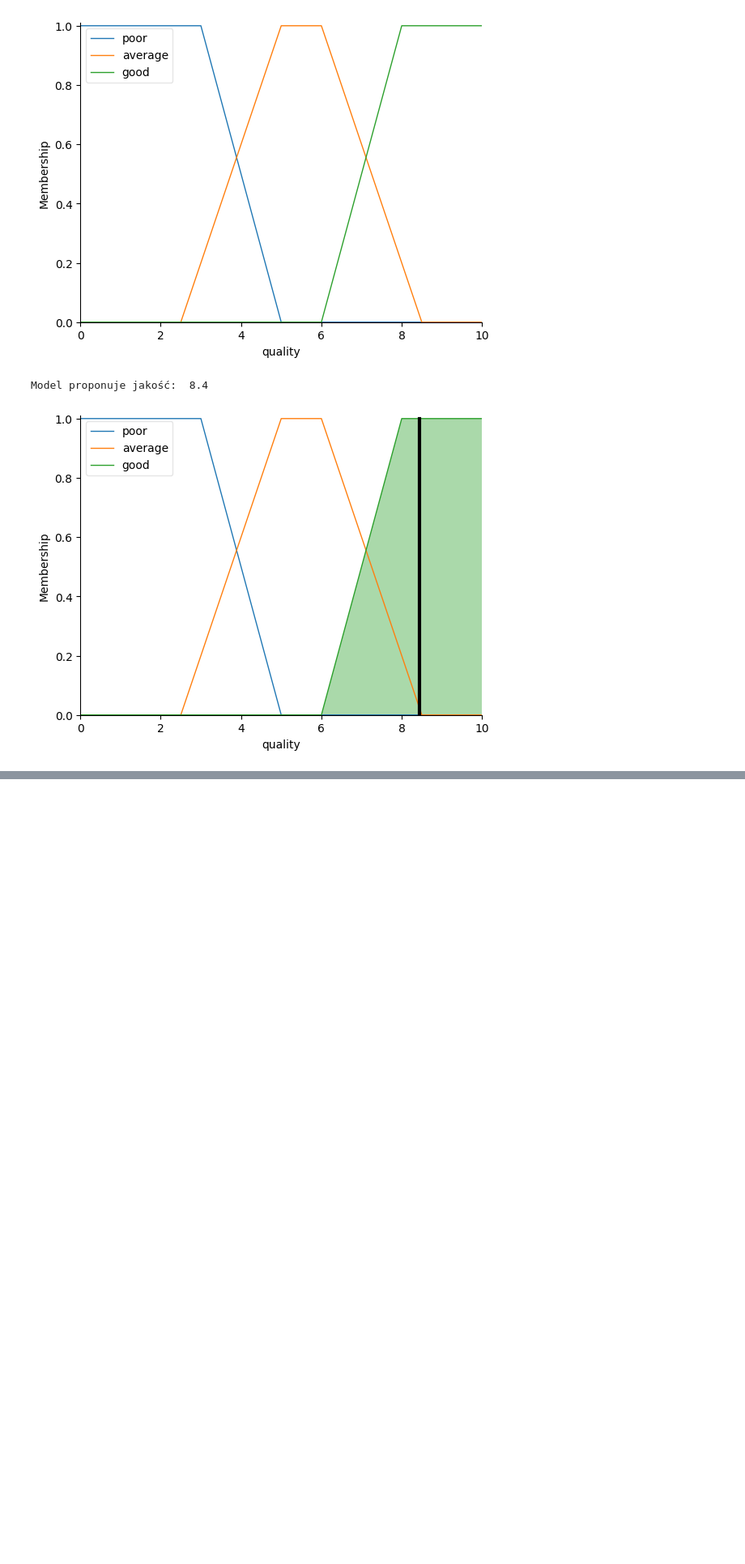
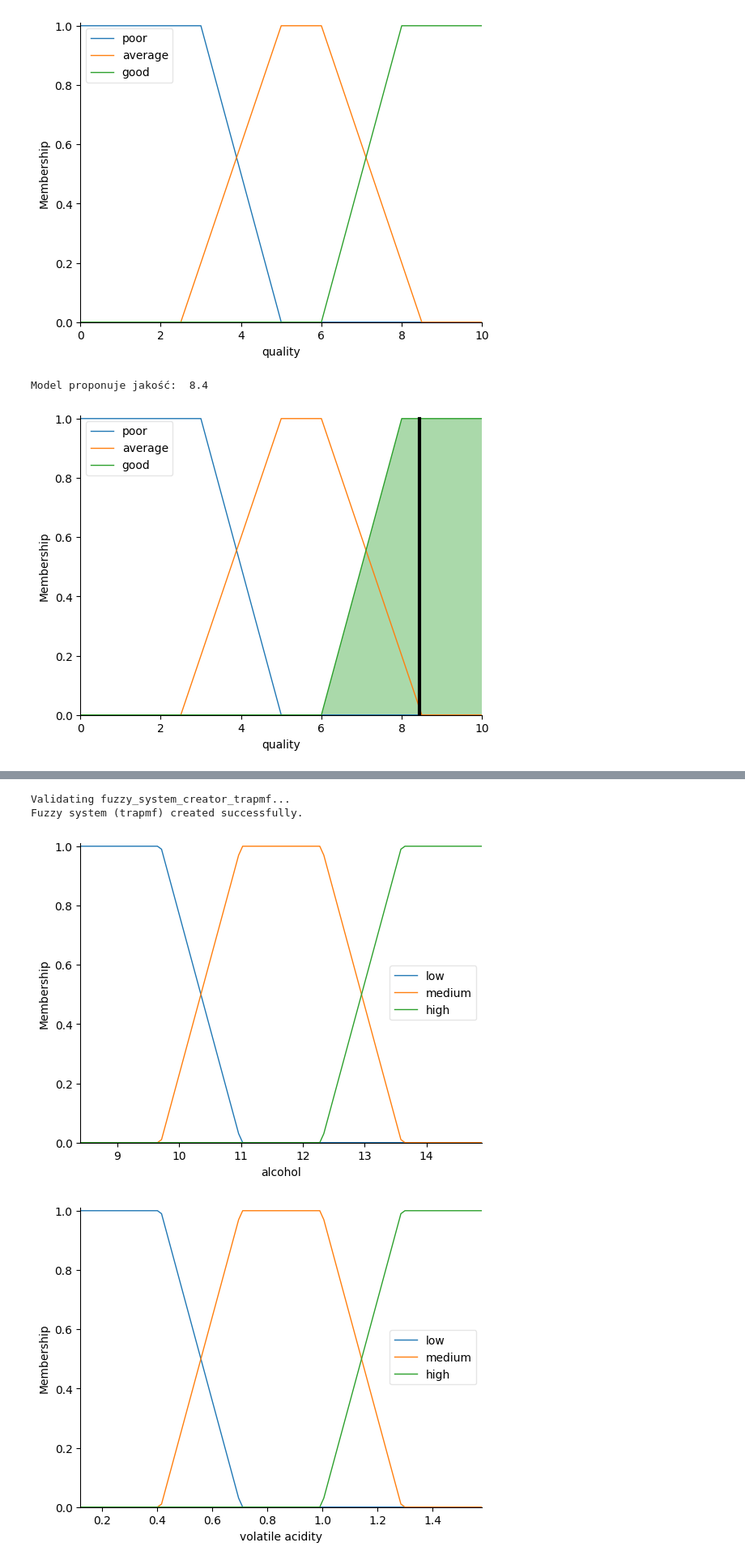
Before and after one commit to lisciu24/MIO-fuzzy-logic, a Jupyter notebook: MIO_project.ipynb, the cells around one changed output, grey strips where cells are left out. Shown at 81% size. Saved outputs shown, nothing was run; the diff lists cells and outputs as text; code cells hidden in the pictures; blank space fills up the shorter version.

```diff
--- a/MIO_project.ipynb
+++ b/MIO_project.ipynb
@@ -121,6 +121,15 @@ X_train, X_test, y_train, y_test = train_test_split(X_reduced, y, test_size=0.2,
 Zmienna 'alcohol': zakres od 8.4 do 14.9
 Zmienna 'volatile acidity': zakres od 0.12 do 1.58
 Zmienna 'sulphates': zakres od 0.33 do 2.0
+# %%
+#Zakresy
+
+bounds = {
+    'alc': (df['alcohol'].min(), df['alcohol'].max()),
+    'vac': (df['volatile acidity'].min(), df['volatile acidity'].max()),
+    'sul': (df['sulphates'].min(), df['sulphates'].max()),
+    'qlt': (df['quality'].min(), df['quality'].max())
+}
 # %%
 polowa = len(X_reduced) // 2
 
@@ -337,0 +437,71 @@ def fuzzy_system_creator(parameters):
+# %%
+print('Validating fuzzy_system_creator_trapmf...')
+
+# Dummy parameters for trapezoidal membership functions (4 * 4 = 16 parameters)
+# For simplicity, let's distribute them evenly within the bounds for each variable.
+# alcohol: 4 parameters, volatile_acidity: 4, sulphates: 4, quality: 4
+dummy_params_trapmf = np.array([
+    bounds['alc'][0] + (bounds['alc'][1] - bounds['alc'][0]) * 0.1,  # alc low_a
+    bounds['alc'][0] + (bounds['alc'][1] - bounds['alc'][0]) * 0.2,  # alc low_b
+    bounds['alc'][0] + (bounds['alc'][1] - bounds['alc'][0]) * 0.3,  # alc med_a
+    bounds['alc'][0] + (bounds['alc'][1] - bounds['alc'][0]) * 0.4,  # alc med_b
+    bounds['alc'][0] + (bounds['alc'][1] - bounds['alc'][0]) * 0.6,  # alc med_c
+    bounds['alc'][0] + (bounds['alc'][1] - bounds['alc'][0]) * 0.7,  # alc med_d
+    bounds['alc'][0] + (bounds['alc'][1] - bounds['alc'][0]) * 0.8,  # alc high_c
+    bounds['alc'][0] + (bounds['alc'][1] - bounds['alc'][0]) * 0.9,  # alc high_d
+
+    bounds['vac'][0] + (bounds['vac'][1] - bounds['vac'][0]) * 0.1,  # vac low_a
+    bounds['vac'][0] + (bounds['vac'][1] - bounds['vac'][0]) * 0.2,  # vac low_b
+    bounds['vac'][0] + (bounds['vac'][1] - bounds['vac'][0]) * 0.3,  # vac med_a
+    bounds['vac'][0] + (bounds['vac'][1] - bounds['vac'][0]) * 0.4,  # vac med_b
+    bounds['vac'][0] + (bounds['vac'][1] - bounds['vac'][0]) * 0.6,  # vac med_c
+    bounds['vac'][0] + (bounds['vac'][1] - bounds['vac'][0]) * 0.7,  # vac med_d
+    bounds['vac'][0] + (bounds['vac'][1] - bounds['vac'][0]) * 0.8,  # vac high_c
+    bounds['vac'][0] + (bounds['vac'][1] - bounds['vac'][0]) * 0.9,  # vac high_d
+
+    bounds['sul'][0] + (bounds['sul'][1] - bounds['sul'][0]) * 0.1,  # sul low_a
+    bounds['sul'][0] + (bounds['sul'][1] - bounds['sul'][0]) * 0.2,  # sul low_b
+    bounds['sul'][0] + (bounds['sul'][1] - bounds['sul'][0]) * 0.3,  # sul med_a
+    bounds['sul'][0] + (bounds['sul'][1] - bounds['sul'][0]) * 0.4,  # sul med_b
+    bounds['sul'][0] + (bounds['sul'][1] - bounds['sul'][0]) * 0.6,  # sul med_c
+    bounds['sul'][0] + (bounds['sul'][1] - bounds['sul'][0]) * 0.7,  # sul med_d
+    bounds['sul'][0] + (bounds['sul'][1] - bounds['sul'][0]) * 0.8,  # sul high_c
+    bounds['sul'][0] + (bounds['sul'][1] - bounds['sul'][0]) * 0.9,  # sul high_d
+
+    bounds['qlt'][0] + (bounds['qlt'][1] - bounds['qlt'][0]) * 0.1,  # qlt poor_a
+    bounds['qlt'][0] + (bounds['qlt'][1] - bounds['qlt'][0]) * 0.3,  # qlt poor_b
+    bounds['qlt'][0] + (bounds['qlt'][1] - bounds['qlt'][0]) * 0.4,  # qlt avg_a
+    bounds['qlt'][0] + (bounds['qlt'][1] - bounds['qlt'][0]) * 0.6,  # qlt avg_b
+    bounds['qlt'][0] + (bounds['qlt'][1] - bounds['qlt'][0]) * 0.7,  # qlt avg_c
+    bounds['qlt'][0] + (bounds['qlt'][1] - bounds['qlt'][0]) * 0.9,  # qlt avg_d
+    bounds['qlt'][0] + (bounds['qlt'][1] - bounds['qlt'][0]) * 0.8,  # qlt good_c
+    bounds['qlt'][0] + (bounds['qlt'][1] - bounds['qlt'][0]) * 0.9  # qlt good_d
+])
+
+# Ensure the array has the correct shape for the function (16 parameters if it is 4 per each)
+# Let's re-evaluate the expected number of parameters for fuzzy_system_creator_trapmf based on the function's internal parameter slicing.
+# The function has 'p = np.sort(parameters[0:4])' for alcohol, and similar for others.
+# This means 4 parameters per variable. Total 4 variables (alcohol, volatile acidity, sulphates, quality) = 16 parameters.
+
+# Let's use a simpler dummy_params_trapmf with 16 elements, ensuring they are sorted within their respective groups if needed by the function.
+
+dummy_params_trapmf_corrected = np.array([
+    bounds['alc'][0] + (bounds['alc'][1] - bounds['alc'][0]) * 0.2, bounds['alc'][0] + (bounds['alc'][1] - bounds['alc'][0]) * 0.4, bounds['alc'][0] + (bounds['alc'][1] - bounds['alc'][0]) * 0.6, bounds['alc'][0] + (bounds['alc'][1] - bounds['alc'][0]) * 0.8, # alcohol
+    bounds['vac'][0] + (bounds['vac'][1] - bounds['vac'][0]) * 0.2, bounds['vac'][0] + (bounds['vac'][1] - bounds['vac'][0]) * 0.4, bounds['vac'][0] + (bounds['vac'][1] - bounds['vac'][0]) * 0.6, bounds['vac'][0] + (bounds['vac'][1] - bounds['vac'][0]) * 0.8, # volatile acidity
+    bounds['sul'][0] + (bounds['sul'][1] - bounds['sul'][0]) * 0.2, bounds['sul'][0] + (bounds['sul'][1] - bounds['sul'][0]) * 0.4, bounds['sul'][0] + (bounds['sul'][1] - bounds['sul'][0]) * 0.6, bounds['sul'][0] + (bounds['sul'][1] - bounds['sul'][0]) * 0.8, # sulphates
+    bounds['qlt'][0] + (bounds['qlt'][1] - bounds['qlt'][0]) * 0.2, bounds['qlt'][0] + (bounds['qlt'][1] - bounds['qlt'][0]) * 0.4, bounds['qlt'][0] + (bounds['qlt'][1] - bounds['qlt'][0]) * 0.6, bounds['qlt'][0] + (bounds['qlt'][1] - bounds['qlt'][0]) * 0.8  # quality
+])
+
+sys_trapmf, alcohol_trapmf, volatile_acidity_trapmf, sulphates_trapmf, quality_trapmf = fuzzy_system_creator_trapmf(dummy_params_trapmf_corrected)
+
+print("Fuzzy system (trapmf) created successfully.")
+
+alcohol_trapmf.view()
+volatile_acidity_trapmf.view()
+sulphates_trapmf.view()
+quality_trapmf.view()
+# %% [output]
+Validating fuzzy_system_creator_trapmf...
+Fuzzy system (trapmf) created successfully.
+[figure, added]
+[figure, added]
```
Also changed, not shown: parts of 19 cells of this notebook.
